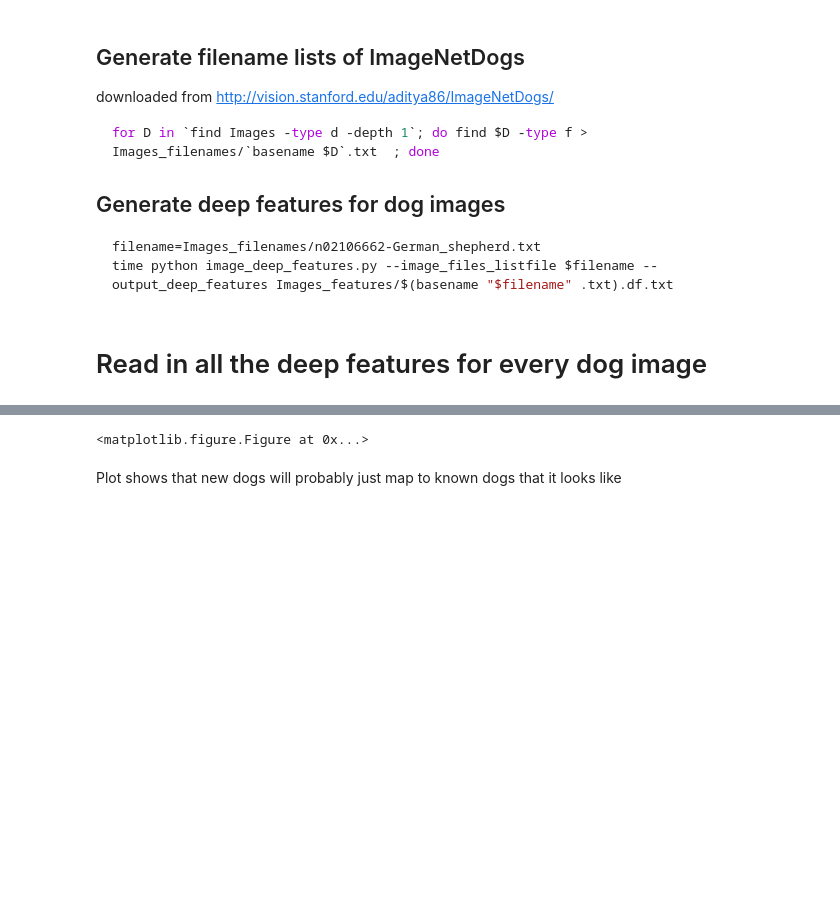
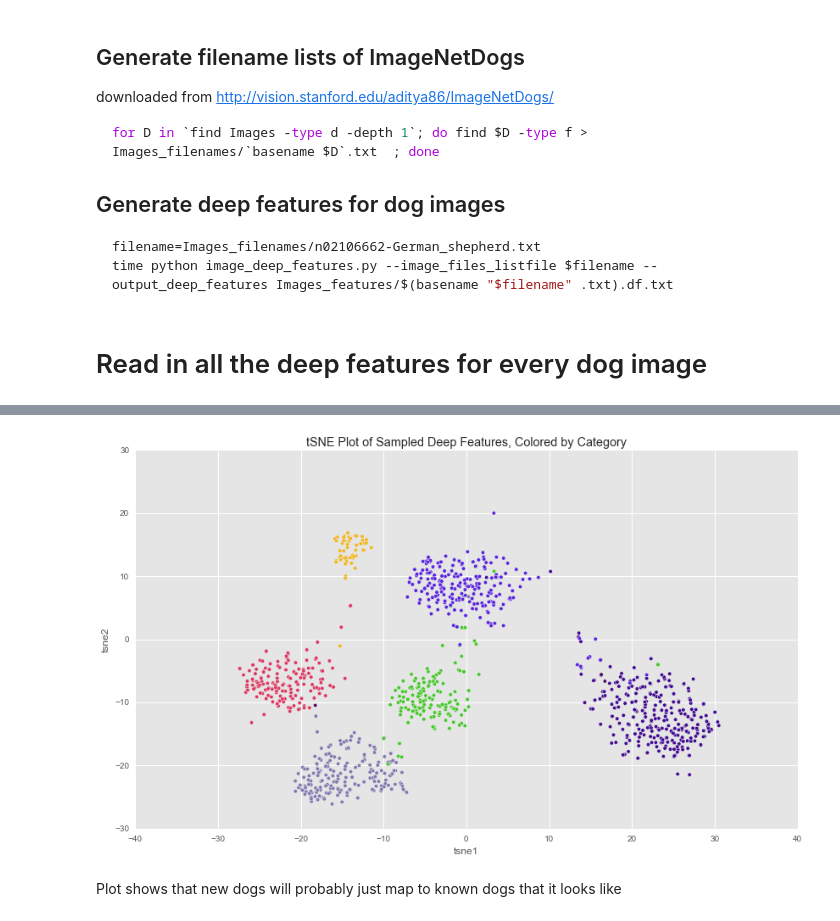
Before and after one commit to tonyslowdown/deep-features, a Jupyter notebook: centroid_analysis.ipynb, the cells around one changed output, grey strips where cells are left out. Drawn from its saved outputs; the diff is of its cells as text; code cells hidden in the pictures; blank space fills up the shorter version.

```diff
--- a/centroid_analysis.ipynb
+++ b/centroid_analysis.ipynb
@@ -59,7 +59,7 @@ def format_all_dogs_data():
     df.to_csv('dogs_data.txt', index=False)
 # %%
 # Load data
-df = pd.read_csv('dogs_data.txt')
+df = pd.read_csv('data/dogs_data.txt')
 columns_deepfeatures = df.columns[1:]
 df['image_name'] = df.filepath.apply(lambda x: os.path.splitext(os.path.basename(x))[0])
 df['category'] = df.filepath.apply(lambda x: '-'.join(x.split('/')[1].split('-')[1:]))
@@ -100,25 +92,25 @@ Image(df_sorted.iloc[10131].filepath)
 # %%
 # Transform data w tSNE and visualize
 from sklearn.manifold import TSNE
 tsne_model = TSNE(n_components=2, random_state=0)
 #df_sample = df.sample(1000, random_state=0)
 df_sample = df.head(1000)
 df_tsne = pd.DataFrame(tsne_model.fit_transform(df_sample[columns_deepfeatures]), columns=['tsne1', 'tsne2'])
 df_tsne['category'] = df_sample.category.values
 
 # Plot tsne data
 cats = df_tsne.category.unique()[:]
 cat2color = dict(zip(cats, map(lambda x: np.random.rand(3), cats)))
-ax = df_tsne.plot(kind='scatter', x='tsne1', y='tsne2', c=df_tsne.category.apply(lambda x: cat2color[x]), figsize=(8, 6), title="tSNE Plot of Sampled Deep Features, Colored by Category")
+ax = df_tsne.plot(kind='scatter', x='tsne1', y='tsne2', c=df_tsne.category.apply(lambda x: cat2color[x]), figsize=(14, 8), title="tSNE Plot of Sampled Deep Features, Colored by Category")
 
 # Annotate bishonfrise
 #_cat = 'bishonfrise'
-_cat = 'shiba'
-for i, row in df_tsne.iterrows():
-    if row['category'] == _cat:
-	ax.annotate(_cat, (row[0], row[1]), size=9)
+# _cat = 'shiba'
+# for i, row in df_tsne.iterrows():
+#     if row['category'] == _cat:
+# 	ax.annotate(_cat, (row[0], row[1]), size=9)
 # %% [output]
-<matplotlib.figure.Figure at 0x...>
+[figure, added]
 # %% [markdown]
 Plot shows that new dogs will probably just map to known dogs that it looks like
 # %%
```
Also changed, not shown: parts of 4 cells of this notebook, 13 other files.
